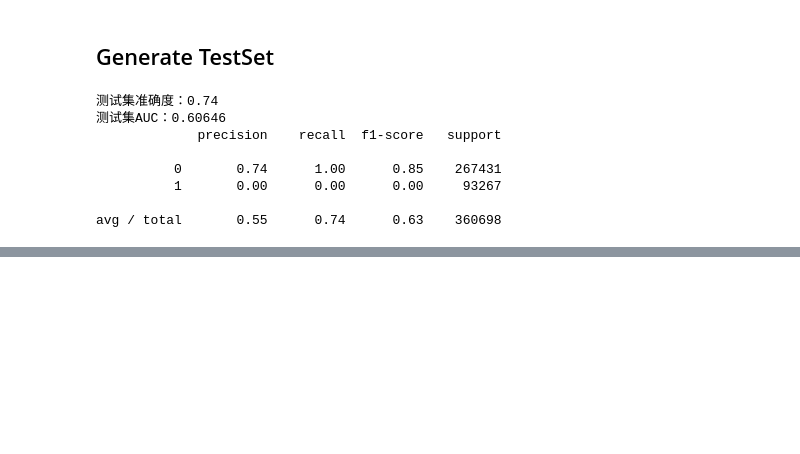
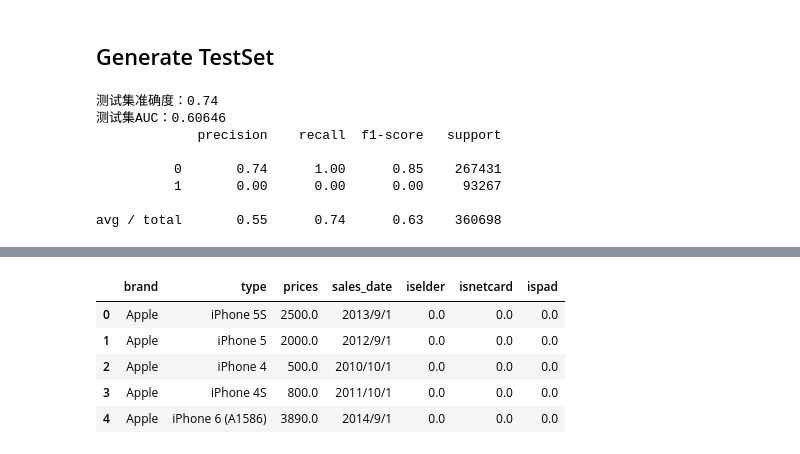
Before and after one commit to CaoZhens/WoPlus_PhoneChangingPrediction, a Jupyter notebook: src/ipynb/woplus_ml.ipynb, the cells around one changed output, grey strips where cells are left out. Cells and saved outputs as stored; diff of their text form; code cells hidden in the pictures; blank space fills up the shorter version.

```diff
--- a/src/ipynb/woplus_ml.ipynb
+++ b/src/ipynb/woplus_ml.ipynb
@@ -342,0 +495,17 @@ avg / total       0.55      0.74      0.63    360698
+# %%
+# 重新加载新的终端库信息
+df_tacinfo = pd.read_csv('{}/tacinfo_for_woplus_deal_utf8.csv'.format(path))
+df_tacinfo.columns = ['brand','type','brandtype','sumusers','avgusers','prices','sales_date','iselder','isnetcard','ispad']
+df_tacinfo = df_tacinfo.loc[:, ['brand','type','prices','sales_date','iselder','isnetcard','ispad']]
+df_tacinfo.iselder = df_tacinfo.iselder.fillna(0)
+df_tacinfo.isnetcard = df_tacinfo.isnetcard.fillna(0)
+df_tacinfo.ispad = df_tacinfo.ispad.fillna(0)
+df_tacinfo.prices = df_tacinfo.prices.fillna(0)
+df_tacinfo.head()
+# %% [output]
+|  | brand | type | prices | sales_date | iselder | isnetcard | ispad |
+| 0 | Apple | iPhone 5S | 2500.0 | 2013/9/1 | 0.0 | 0.0 | 0.0 |
+| 1 | Apple | iPhone 5 | 2000.0 | 2012/9/1 | 0.0 | 0.0 | 0.0 |
+| 2 | Apple | iPhone 4 | 500.0 | 2010/10/1 | 0.0 | 0.0 | 0.0 |
+| 3 | Apple | iPhone 4S | 800.0 | 2011/10/1 | 0.0 | 0.0 | 0.0 |
+| 4 | Apple | iPhone 6 (A1586) | 3890.0 | 2014/9/1 | 0.0 | 0.0 | 0.0 |
```
Also changed, not shown: parts of 27 cells of this notebook.
